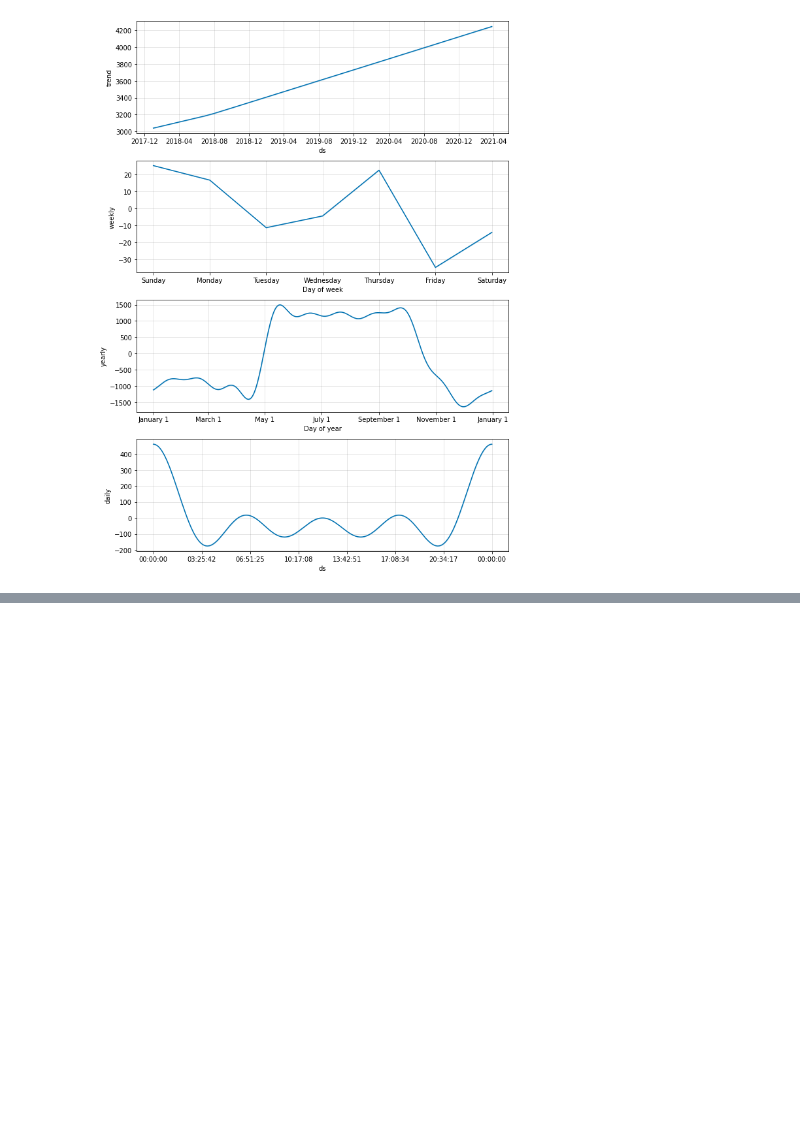
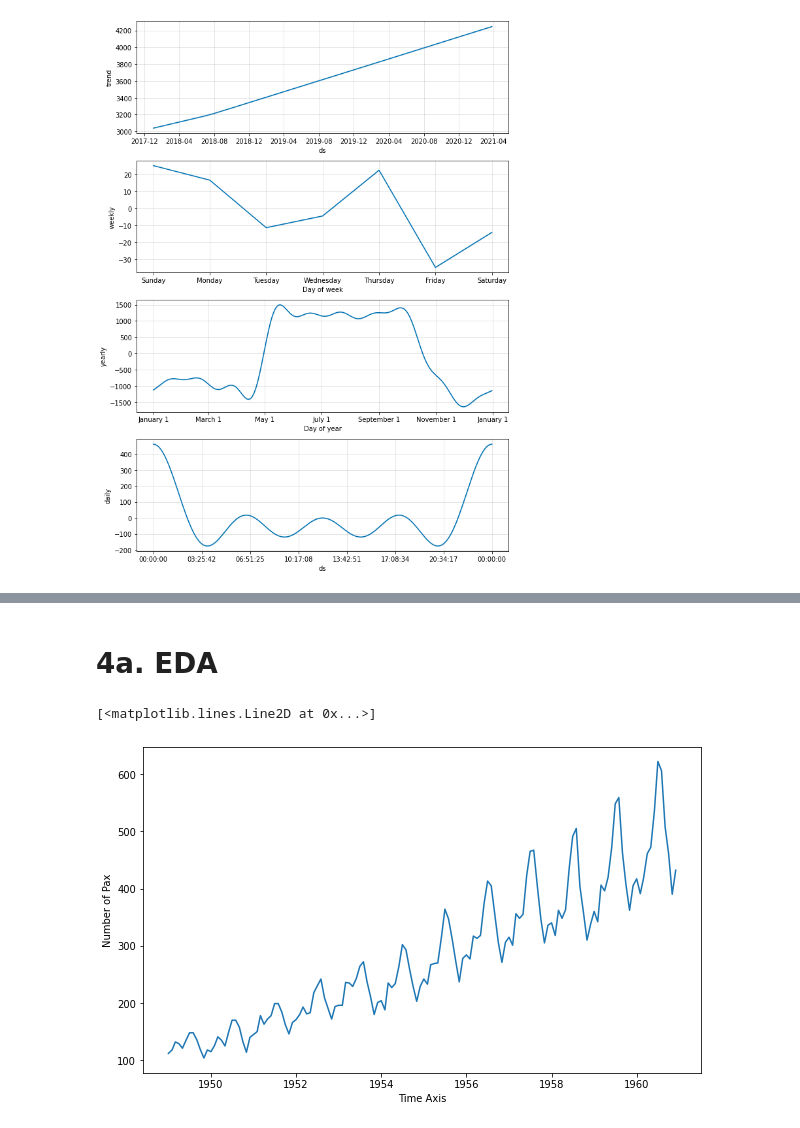
Before and after one commit to pksnj/TimeSeriesForecastingProphet, a Jupyter notebook: Facebook Prophet.ipynb, the cells around one changed output, grey strips where cells are left out. Saved outputs shown, nothing was run; the diff lists cells and outputs as text; code cells hidden in the pictures; blank space fills up the shorter version.

Commit message:
Added Air Passengers Analysis

```diff
--- a/Facebook Prophet.ipynb
+++ b/Facebook Prophet.ipynb
@@ -80,0 +105,5 @@ plt2 = m.plot_components(forecast)
+# %%
+# make a copy for eda. Keep 'ap' for Prophet
+dat = pd.read_csv('AirPassengers.csv')
+dat['Month'] = pd.to_datetime(dat['Month'], infer_datetime_format=True)
+dat
@@ -80,0 +124,17 @@ plt2 = m.plot_components(forecast)
+# %% [markdown]
+# 4a. EDA
+# %%
+import matplotlib.pyplot as plt
+%matplotlib inline
+from matplotlib.pylab import rcParams
+rcParams['figure.figsize'] = 10, 6
+# %%
+## plot
+plt.xlabel("Time Axis")
+plt.ylabel("Number of Pax")
+ixap = dat.set_index(['Month'])
+#ixap
+plt.plot(ixap)
+# %% [output]
+[<matplotlib.lines.Line2D at 0x...>]
+[figure, added]
```
Also changed, not shown: parts of 17 cells of this notebook.
